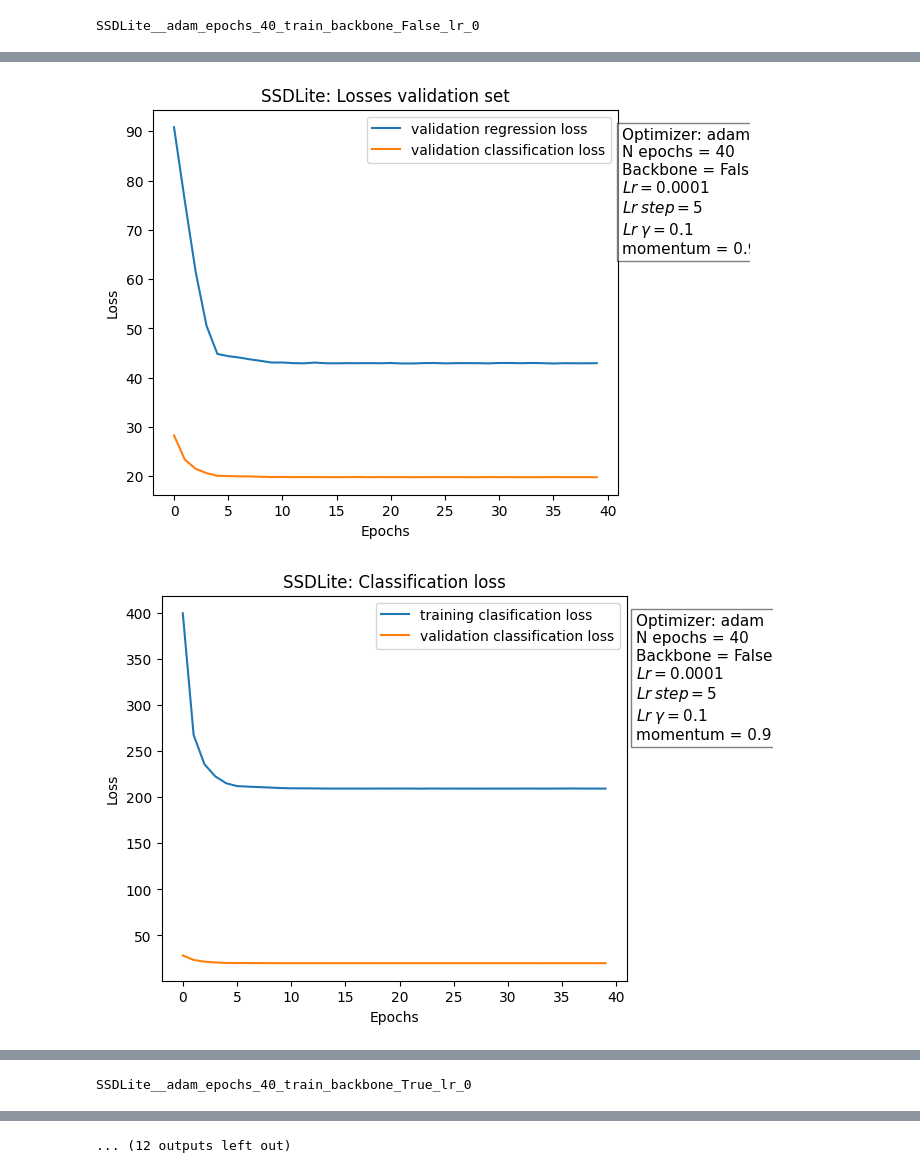
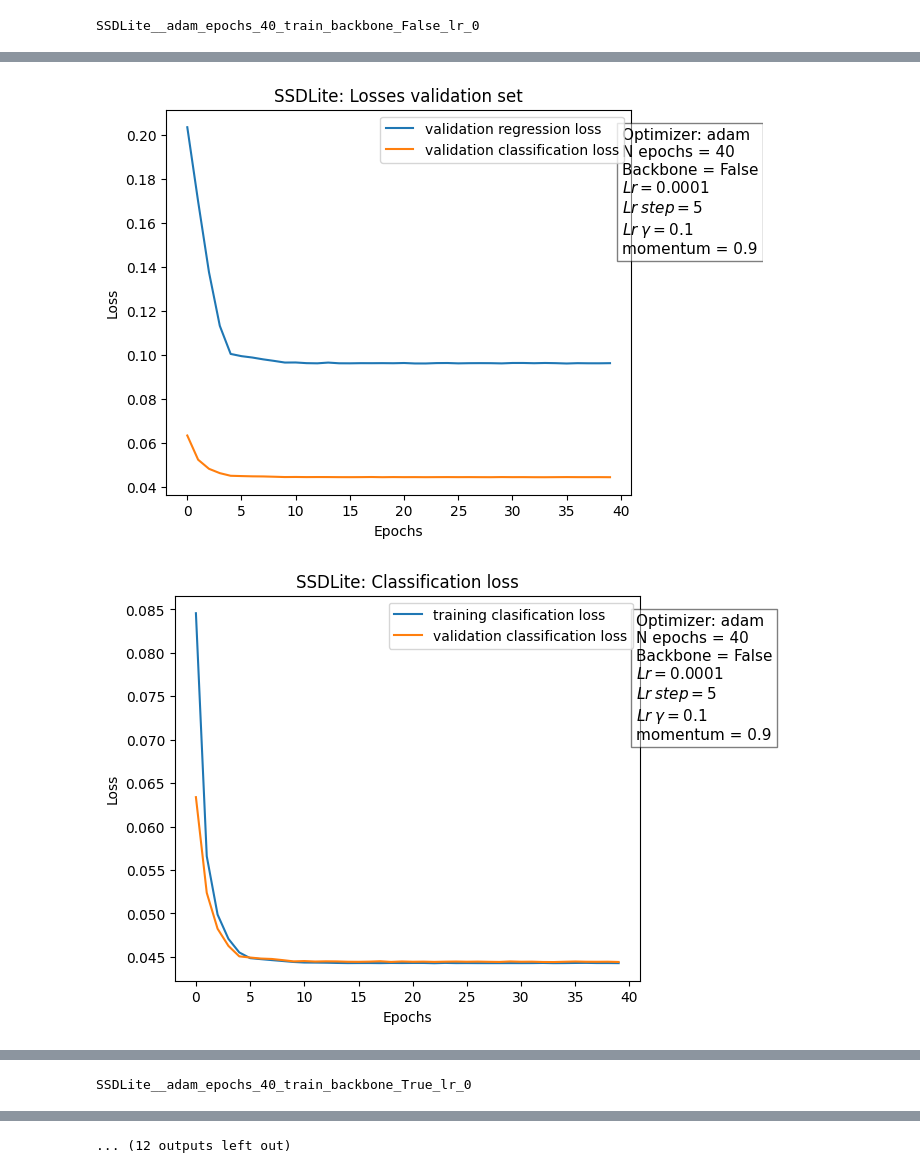
Before and after one commit to daniel-macrae/DeepLearning-2023, a Jupyter notebook: loss_plots.ipynb, the cells around one changed output, grey strips where cells are left out. Cells and saved outputs as stored; diff of their text form; code cells hidden in the pictures.

Commit message:
better plots

```diff
--- a/loss_plots.ipynb
+++ b/loss_plots.ipynb
@@ -69,6 +69,15 @@ for modelFile in os.listdir(modelsFolder):
     regression_loss_val = [val.detach().cpu().numpy() for val in checkpoint["regression_loss_val"]]
     classification_loss_val = [val.detach().cpu().numpy() for val in checkpoint["classification_loss_val"]]
 
+    for i in range(len(regression_loss_train)):
+        regression_loss_train[i] = regression_loss_train[i]  / 4730
+        classification_loss_train[i] = classification_loss_train[i]  / 4730
+    for i in range(len(regression_loss_val)):
+        regression_loss_val[i]  = regression_loss_val[i]  / 446
+        classification_loss_val[i]  = classification_loss_val[i]  / 446
+
+
+
     # Plotting training set
     fig1, ax1 = plt.subplots(figsize=(6, 5))
     filename = "training_loss"
@@ -131,2 +140,2 @@ SSDLite__adam_epochs_40_train_backbone_False_lr_0
-[figure, old version]
+[figure, new version]
-[figure, old version]
+[figure, new version]
```
Also changed, not shown: parts of 1 cell of this notebook, 17 other files.
